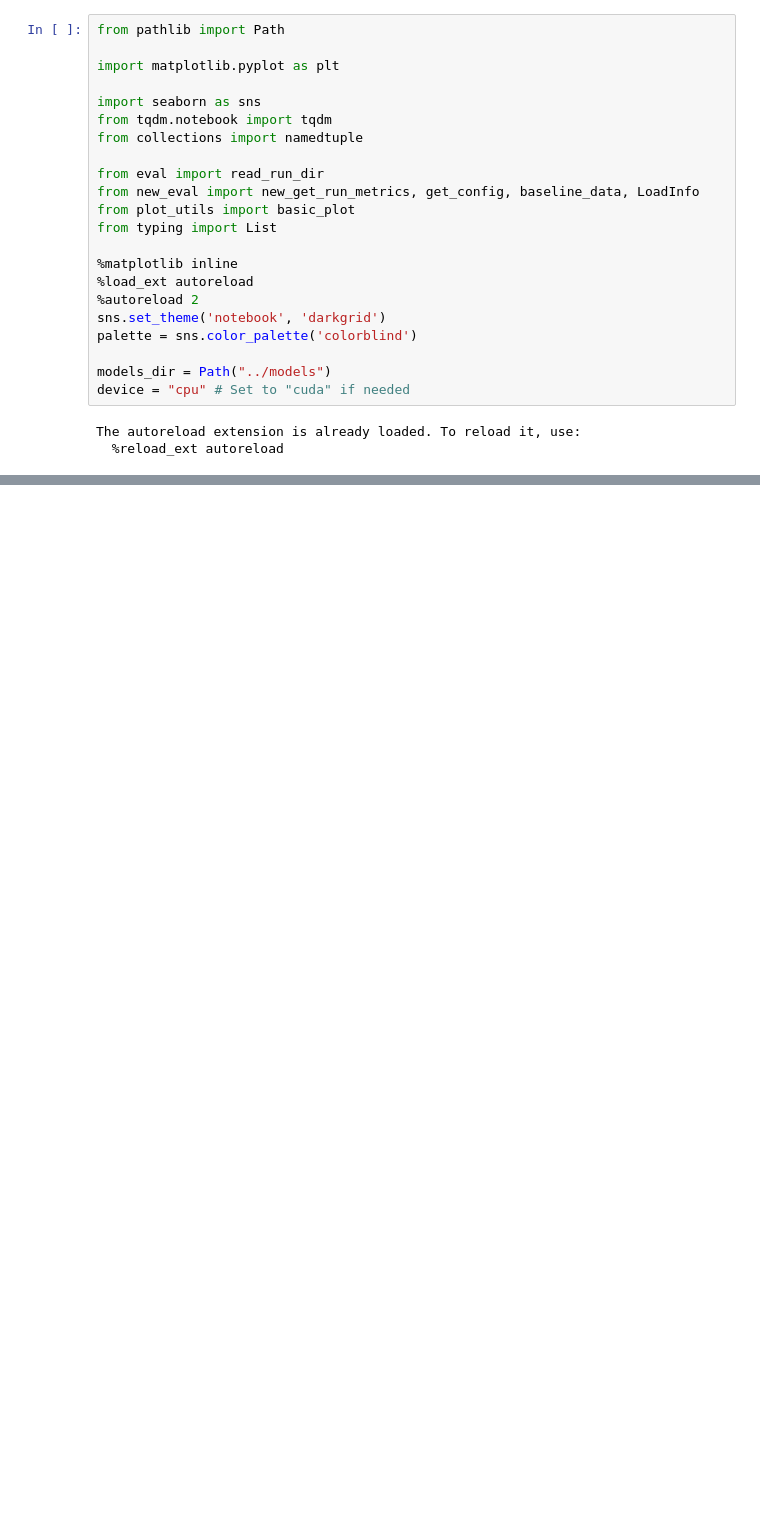
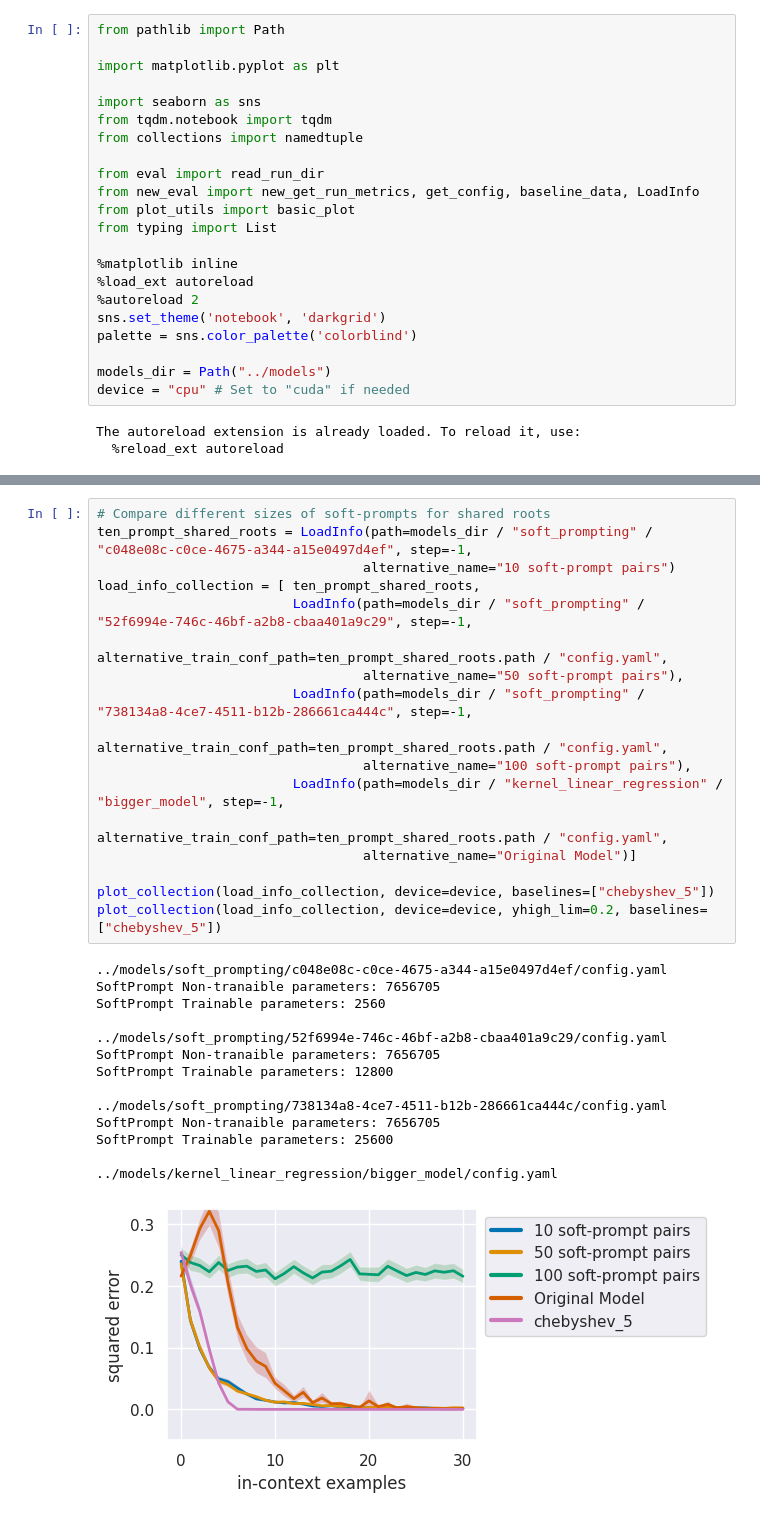
Before and after one commit to wilcoxsonm21/CS182Project, a Jupyter notebook: src/eval.ipynb, the cells around one changed output, grey strips where cells are left out. Cells and saved outputs as stored; diff of their text form; blank space fills up the shorter version.

```diff
--- a/src/eval.ipynb
+++ b/src/eval.ipynb
@@ -140,0 +190,32 @@ Trainable parameters: 12288
+# %%
+# Compare different sizes of soft-prompts for shared roots
+ten_prompt_shared_roots = LoadInfo(path=models_dir / "soft_prompting" / "c048e08c-c0ce-4675-a344-a15e0497d4ef", step=-1,
+                                  alternative_name="10 soft-prompt pairs")
+load_info_collection = [ ten_prompt_shared_roots,
+                         LoadInfo(path=models_dir / "soft_prompting" / "52f6994e-746c-46bf-a2b8-cbaa401a9c29", step=-1,
+                                  alternative_train_conf_path=ten_prompt_shared_roots.path / "config.yaml",
+                                  alternative_name="50 soft-prompt pairs"),
+                         LoadInfo(path=models_dir / "soft_prompting" / "738134a8-4ce7-4511-b12b-286661ca444c", step=-1,
+                                  alternative_train_conf_path=ten_prompt_shared_roots.path / "config.yaml",
+                                  alternative_name="100 soft-prompt pairs"),
+                         LoadInfo(path=models_dir / "kernel_linear_regression" / "bigger_model", step=-1,
+                                  alternative_train_conf_path=ten_prompt_shared_roots.path / "config.yaml",
+                                  alternative_name="Original Model")]
+
+plot_collection(load_info_collection, device=device, baselines=["chebyshev_5"])
+plot_collection(load_info_collection, device=device, yhigh_lim=0.2, baselines=["chebyshev_5"])
+# %% [output]
+../models/soft_prompting/c048e08c-c0ce-4675-a344-a15e0497d4ef/config.yaml
+SoftPrompt Non-tranaible parameters: 7656705
+SoftPrompt Trainable parameters: 2560
+
+../models/soft_prompting/52f6994e-746c-46bf-a2b8-cbaa401a9c29/config.yaml
+SoftPrompt Non-tranaible parameters: 7656705
+SoftPrompt Trainable parameters: 12800
+
+../models/soft_prompting/738134a8-4ce7-4511-b12b-286661ca444c/config.yaml
+SoftPrompt Non-tranaible parameters: 7656705
+SoftPrompt Trainable parameters: 25600
+
+../models/kernel_linear_regression/bigger_model/config.yaml
+[figure, added]
```
Also changed, not shown: parts of 9 cells of this notebook, 2 other files.
